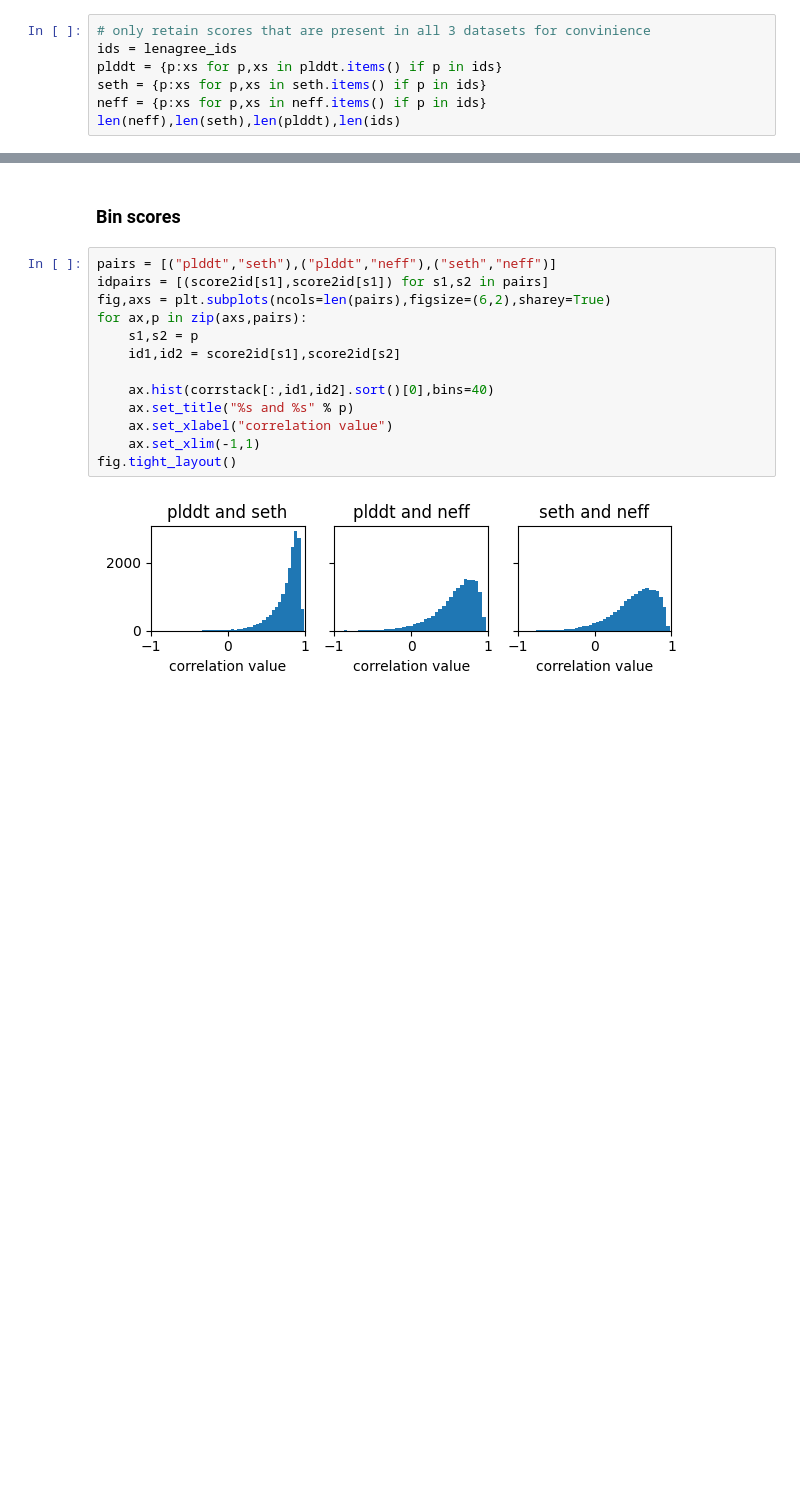
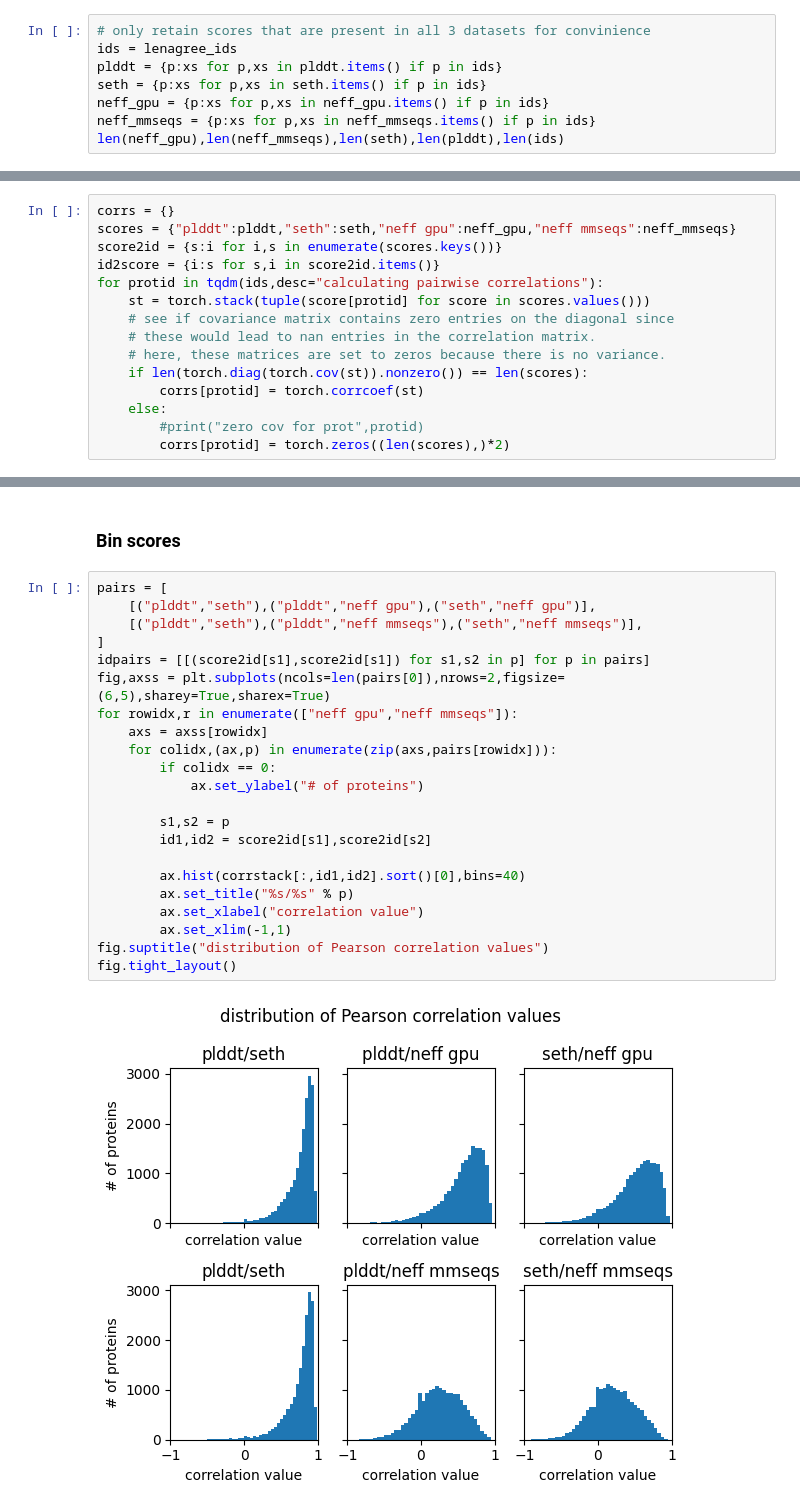
Before and after one commit to neftlon/af2-plddt-contextualized, a Jupyter notebook: scripts/proteomewide.ipynb, the cells around one changed output, grey strips where cells are left out. Drawn from its saved outputs; the diff is of its cells as text; blank space fills up the shorter version.

```diff
--- a/scripts/proteomewide.ipynb
+++ b/scripts/proteomewide.ipynb
@@ -83,6 +92,7 @@ found 17783 proteins with agreeing lengths
 ids = lenagree_ids
 plddt = {p:xs for p,xs in plddt.items() if p in ids}
 seth = {p:xs for p,xs in seth.items() if p in ids}
-neff = {p:xs for p,xs in neff.items() if p in ids}
-len(neff),len(seth),len(plddt),len(ids)
+neff_gpu = {p:xs for p,xs in neff_gpu.items() if p in ids}
+neff_mmseqs = {p:xs for p,xs in neff_mmseqs.items() if p in ids}
+len(neff_gpu),len(neff_mmseqs),len(seth),len(plddt),len(ids)
 # %% [output]
@@ -112,0 +116,15 @@ showscores(testid)
+# %%
+corrs = {}
+scores = {"plddt":plddt,"seth":seth,"neff gpu":neff_gpu,"neff mmseqs":neff_mmseqs}
+score2id = {s:i for i,s in enumerate(scores.keys())}
+id2score = {i:s for s,i in score2id.items()}
+for protid in tqdm(ids,desc="calculating pairwise correlations"):
+    st = torch.stack(tuple(score[protid] for score in scores.values()))
+    # see if covariance matrix contains zero entries on the diagonal since
+    # these would lead to nan entries in the correlation matrix.
+    # here, these matrices are set to zeros because there is no variance.
+    if len(torch.diag(torch.cov(st)).nonzero()) == len(scores):
+        corrs[protid] = torch.corrcoef(st)
+    else:
+        #print("zero cov for prot",protid)
+        corrs[protid] = torch.zeros((len(scores),)*2)
@@ -172,18 +242,27 @@ showscores(maxid,neffscale=1)
 # %% [markdown]
 ### Bin scores
 # %%
-pairs = [("plddt","seth"),("plddt","neff"),("seth","neff")]
-idpairs = [(score2id[s1],score2id[s1]) for s1,s2 in pairs]
-fig,axs = plt.subplots(ncols=len(pairs),figsize=(6,2),sharey=True)
-for ax,p in zip(axs,pairs):
-    s1,s2 = p
-    id1,id2 = score2id[s1],score2id[s2]
+pairs = [
+    [("plddt","seth"),("plddt","neff gpu"),("seth","neff gpu")],
+    [("plddt","seth"),("plddt","neff mmseqs"),("seth","neff mmseqs")],
+]
+idpairs = [[(score2id[s1],score2id[s1]) for s1,s2 in p] for p in pairs]
+fig,axss = plt.subplots(ncols=len(pairs[0]),nrows=2,figsize=(6,5),sharey=True,sharex=True)
+for rowidx,r in enumerate(["neff gpu","neff mmseqs"]):
+    axs = axss[rowidx]
+    for colidx,(ax,p) in enumerate(zip(axs,pairs[rowidx])):
+        if colidx == 0:
+            ax.set_ylabel("# of proteins")
 
-    ax.hist(corrstack[:,id1,id2].sort()[0],bins=40)
-    ax.set_title("%s and %s" % p)
-    ax.set_xlabel("correlation value")
-    ax.set_xlim(-1,1)
+        s1,s2 = p
+        id1,id2 = score2id[s1],score2id[s2]
+
+        ax.hist(corrstack[:,id1,id2].sort()[0],bins=40)
+        ax.set_title("%s/%s" % p)
+        ax.set_xlabel("correlation value")
+        ax.set_xlim(-1,1)
+fig.suptitle("distribution of Pearson correlation values")
 fig.tight_layout()
 # %% [output]
-[figure, old version]
+[figure, new version]
 # %%
```
Also changed, not shown: parts of 20 cells of this notebook.
